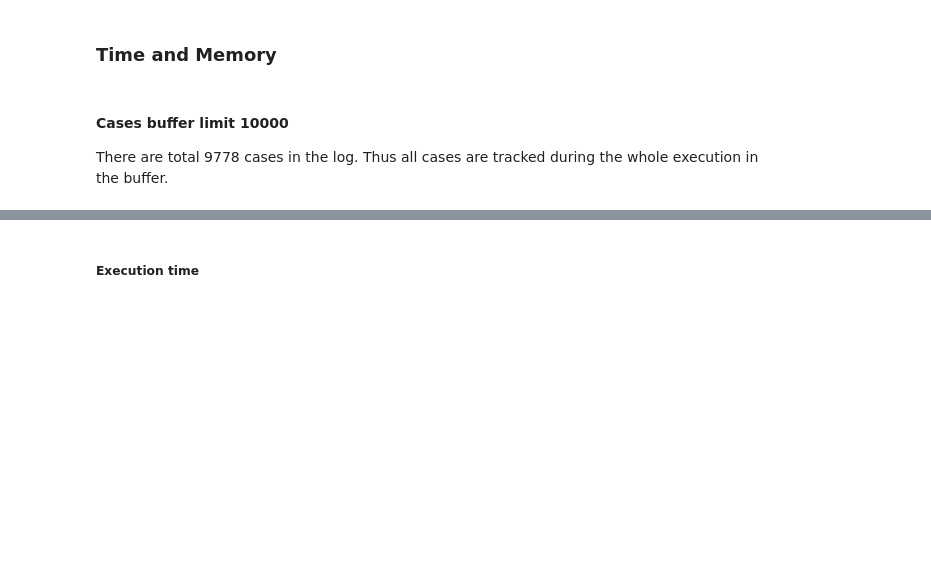
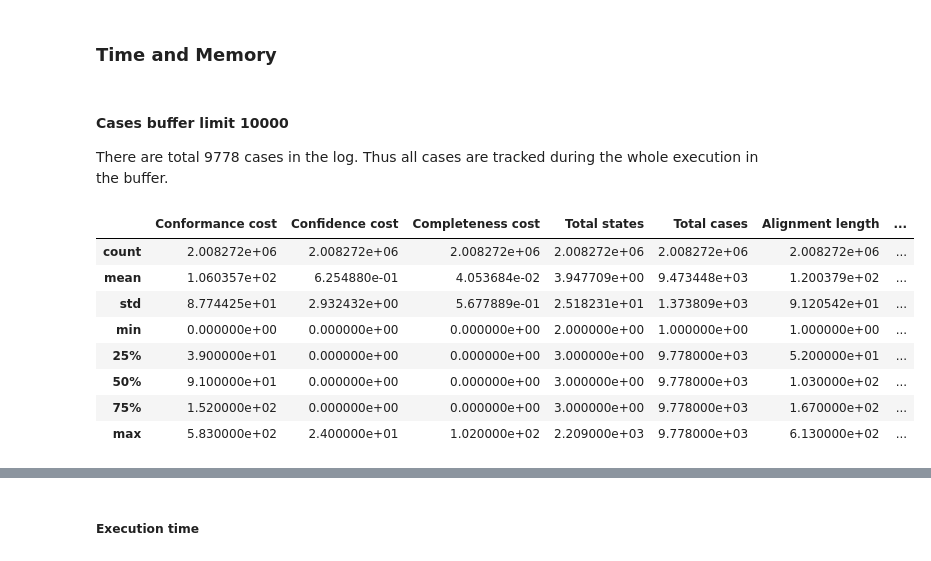
Before and after one commit to MaxTNielsen/ConformanceCheckingUsingTries, a Jupyter notebook: Jupyter/analysis.ipynb, the cells around one changed output, grey strips where cells are left out. Drawn from its saved outputs; the diff is of its cells as text; code cells hidden in the pictures; blank space fills up the shorter version.

```diff
--- a/Jupyter/analysis.ipynb
+++ b/Jupyter/analysis.ipynb
@@ -455,4 +488,14 @@ stress_test_time.TotalUsedMem = stress_test_time.TotalUsedMem / 1000000
 stress_test_time.MemUsedPerEvent = stress_test_time.MemUsedPerEvent / 1000000
 stress_test_time.drop(0);
 # %%
-stress_test_time['Total states'].describe()
+stress_test_time.describe()
+# %% [output]
+|  | Conformance cost | Confidence cost | Completeness cost | Total states | Total cases | Alignment length | ... |
+| count | 2.008272e+06 | 2.008272e+06 | 2.008272e+06 | 2.008272e+06 | 2.008272e+06 | 2.008272e+06 | ... |
+| mean | 1.060357e+02 | 6.254880e-01 | 4.053684e-02 | 3.947709e+00 | 9.473448e+03 | 1.200379e+02 | ... |
+| std | 8.774425e+01 | 2.932432e+00 | 5.677889e-01 | 2.518231e+01 | 1.373809e+03 | 9.120542e+01 | ... |
+| min | 0.000000e+00 | 0.000000e+00 | 0.000000e+00 | 2.000000e+00 | 1.000000e+00 | 1.000000e+00 | ... |
+| 25% | 3.900000e+01 | 0.000000e+00 | 0.000000e+00 | 3.000000e+00 | 9.778000e+03 | 5.200000e+01 | ... |
+| 50% | 9.100000e+01 | 0.000000e+00 | 0.000000e+00 | 3.000000e+00 | 9.778000e+03 | 1.030000e+02 | ... |
+| 75% | 1.520000e+02 | 0.000000e+00 | 0.000000e+00 | 3.000000e+00 | 9.778000e+03 | 1.670000e+02 | ... |
+| max | 5.830000e+02 | 2.400000e+01 | 1.020000e+02 | 2.209000e+03 | 9.778000e+03 | 6.130000e+02 | ... |
```
Also changed, not shown: parts of 45 cells of this notebook, 6 other files.
